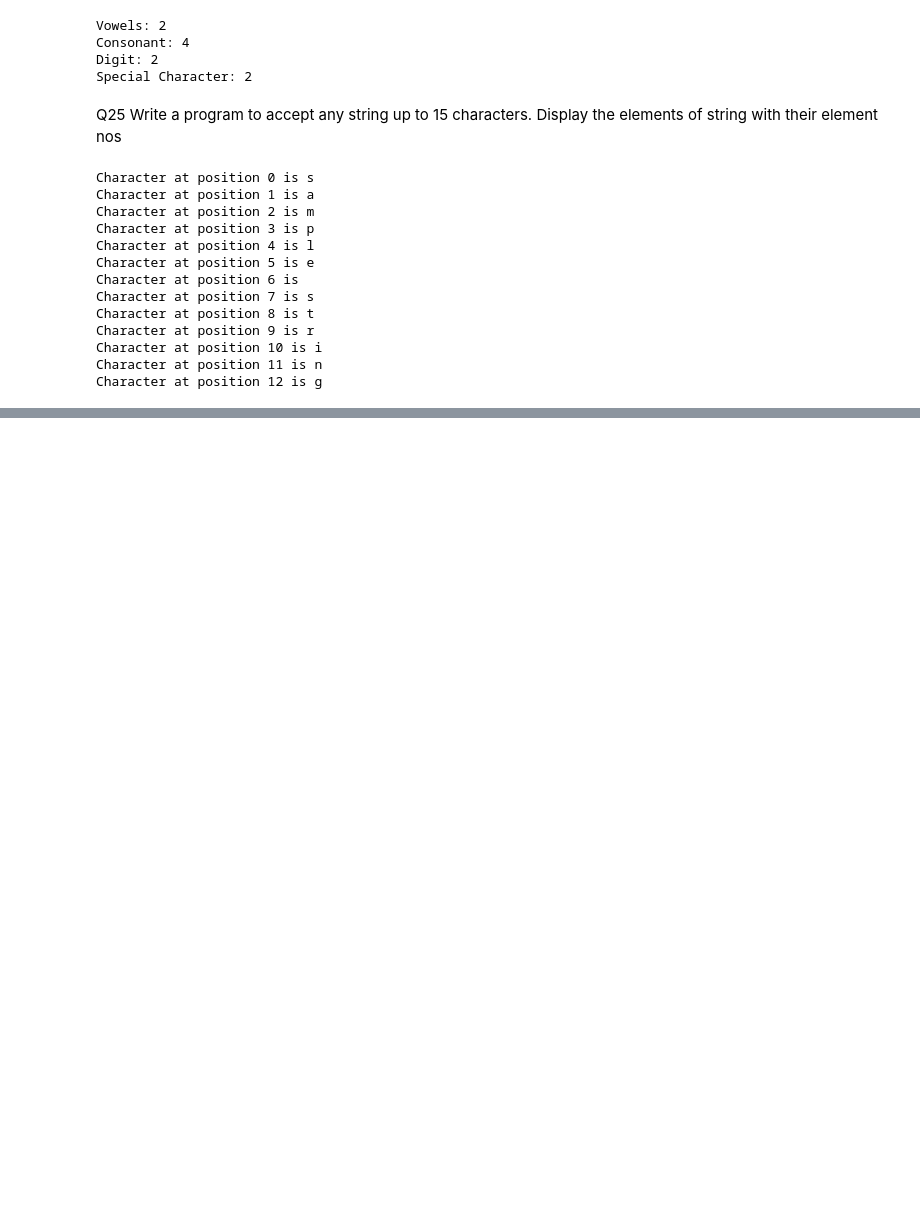
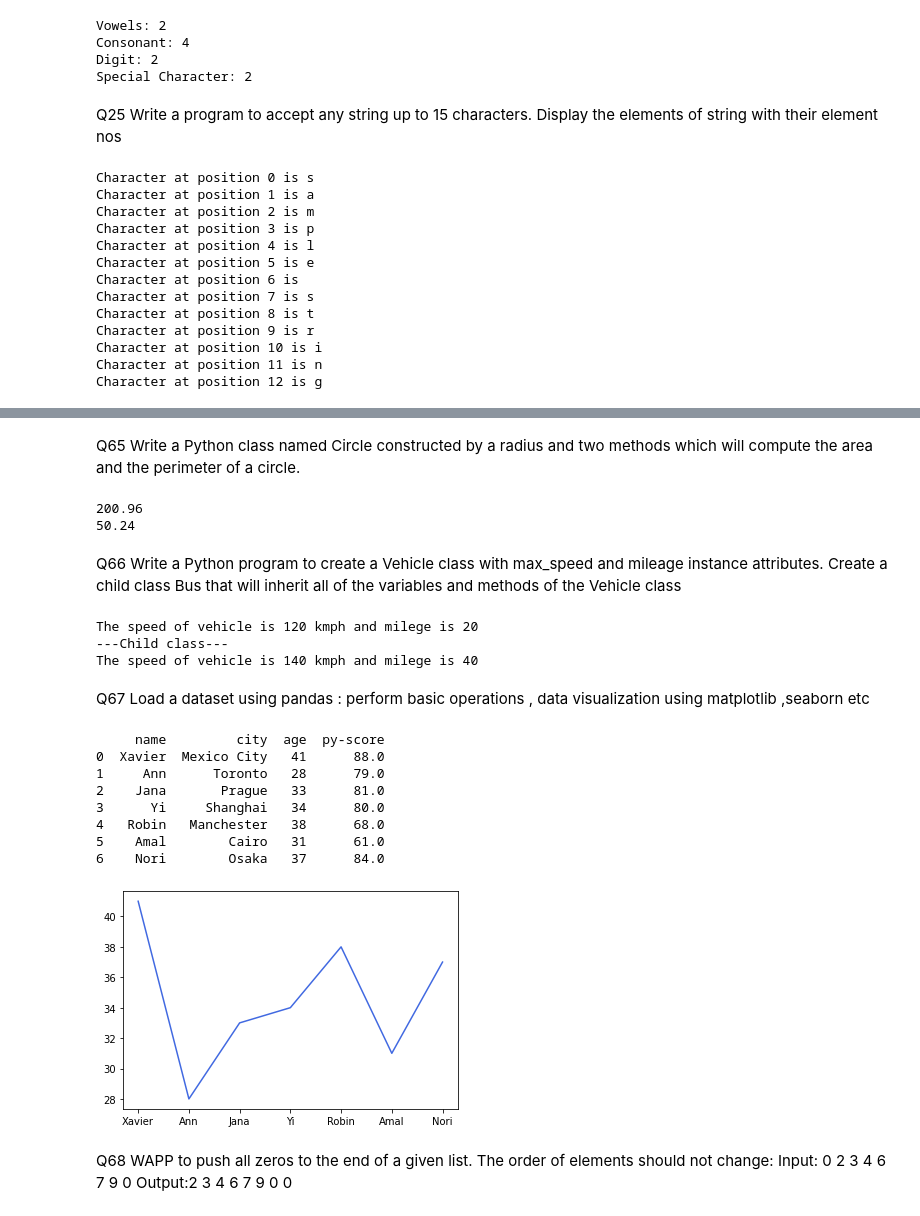
Before and after one commit to gemini30/py-pracs-cllg, a Jupyter notebook: PythonPracExam.ipynb, the cells around one changed output, grey strips where cells are left out. Cells and saved outputs as stored; diff of their text form; code cells hidden in the pictures; blank space fills up the shorter version.

```diff
--- a/PythonPracExam.ipynb
+++ b/PythonPracExam.ipynb
@@ -306,0 +1001,77 @@ Character at position 12 is g
+# %% [markdown]
+Q65 Write a Python class named Circle constructed by a radius and two methods which will compute the area and the perimeter of a circle.
+# %%
+class Circle():
+    def __init__(self, r):
+        self.radius = r
+
+    def area(self):
+        return self.radius**2*3.14
+
+    def perimeter(self):
+        return 2*self.radius*3.14
+NewCircle = Circle(8)
+print(NewCircle.area())
+print(NewCircle.perimeter())
+# %% [output]
+200.96
+50.24
+# %% [markdown]
+Q66
+Write a Python program to create a Vehicle class with max_speed and mileage instance attributes. Create a child class Bus that will
+inherit all of the variables and methods of the Vehicle class
+# %%
+class vehicle:
+    def __init__(self, speed , milege):
+        self.max_speed=speed
+        self.milege=milege
+
+    def ride(self):
+        print(f"The speed of vehicle is {self.max_speed} kmph and milege is {self.milege}")
+
+p1=vehicle(120,20)
+p1.ride()
+
+print("---Child class---")
+
+class bus(vehicle):
+    pass
+
+x=bus(140,40)
+x.ride()
+# %% [output]
+The speed of vehicle is 120 kmph and milege is 20
+---Child class---
+The speed of vehicle is 140 kmph and milege is 40
+# %% [markdown]
+Q67 Load a dataset using pandas : perform basic operations , data visualization using matplotlib ,seaborn etc
+# %%
+data = {'name': ['Xavier', 'Ann', 'Jana', 'Yi', 'Robin', 'Amal', 'Nori'],
+ 'city': ['Mexico City', 'Toronto', 'Prague', 'Shanghai','Manchester', 'Cairo', 'Osaka'],
+ 'age': [41, 28, 33, 34, 38, 31, 37],
+ 'py-score': [88.0, 79.0, 81.0, 80.0, 68.0, 61.0, 84.0]
+ }
+
+f1=pd.DataFrame(data)
+
+print(f1)
+
+x=data["name"]
+y=data["age"]
+
+plt.plot(x,y,color ="royalblue")
+plt.show()
+# %% [output]
+     name         city  age  py-score
+0  Xavier  Mexico City   41      88.0
+1     Ann      Toronto   28      79.0
+2    Jana       Prague   33      81.0
+3      Yi     Shanghai   34      80.0
+4   Robin   Manchester   38      68.0
+5    Amal        Cairo   31      61.0
+6    Nori        Osaka   37      84.0
+[figure, added]
+# %% [markdown]
+Q68 WAPP to push all zeros to the end of a given list. The order of elements should not change:
+Input: 0 2 3 4 6 7 9 0
+Output:2 3 4 6 7 9 0 0
```
Also changed, not shown: parts of 116 cells of this notebook, 3 other files.
